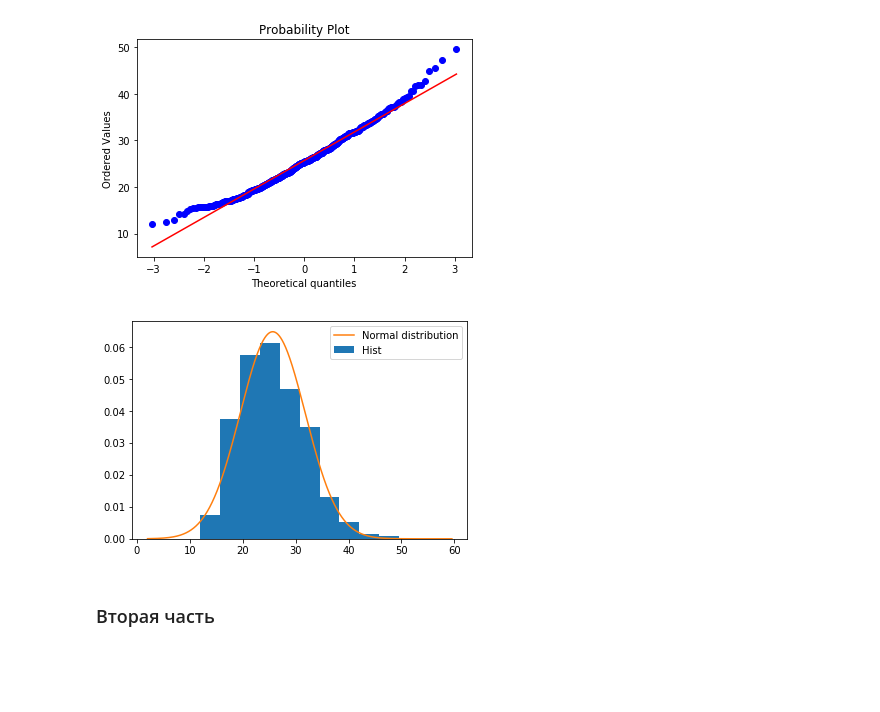
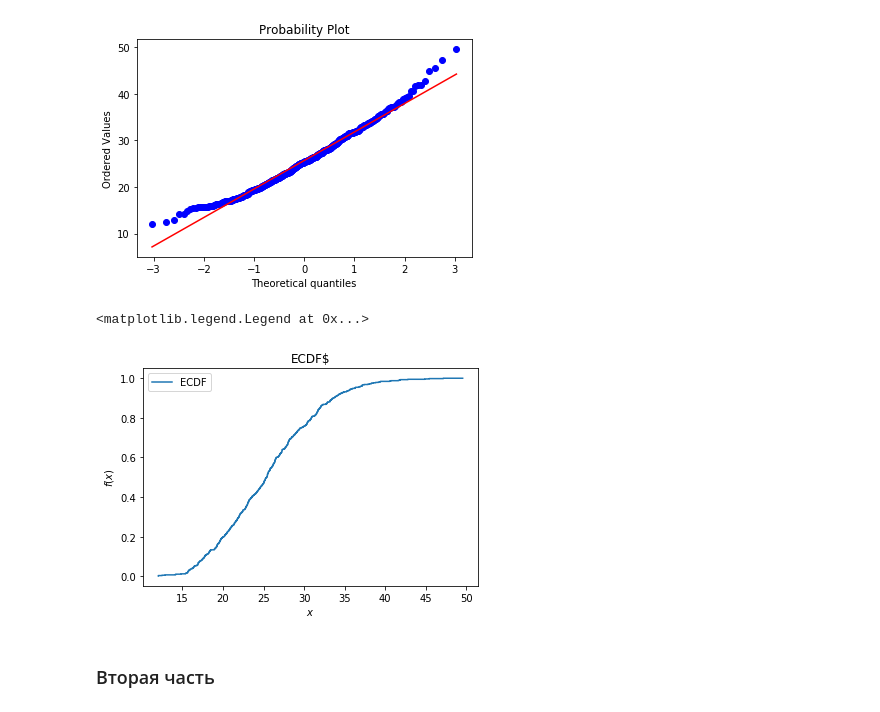
Before and after one commit to alexpon92/ntlg_test, a Jupyter notebook: Python/hw_11/hw_case_study.ipynb, the cells around one changed output. Saved outputs shown, nothing was run; the diff lists cells and outputs as text; code cells hidden in the pictures; blank space fills up the shorter version.

```diff
--- a/Python/hw_11/hw_case_study.ipynb
+++ b/Python/hw_11/hw_case_study.ipynb
@@ -147,16 +161,19 @@ stats.probplot(df['worst texture'], dist="norm", plot=pylab)
 pylab.show()
 # %% [output]
 [figure]
-# %%
-x = np.linspace(df['worst texture'].min() - 10, df['worst texture'].max() + 10, 10000)
-vals = stats.norm(df['worst texture'].mean(), df['worst texture'].var() ** 0.5).pdf(x)
-
-plt.hist(df['worst texture'], label="Hist", density=True)
-plt.plot(x, vals, label="Normal distribution")
-plt.legend(loc='best')
-plt.show()
-# %% [output]
-[figure, removed]
+# %%
+# эмпирическая ф-я распр.
+from statsmodels.distributions.empirical_distribution import ECDF
+ecdf = ECDF(df['worst texture'])
+plt.step(ecdf.x, ecdf.y, label='ECDF')
+
+plt.title(f"ECDF$")
+plt.ylabel('$f(x)$')
+plt.xlabel('$x$')
+plt.legend(loc='upper left')
+# %% [output]
+<matplotlib.legend.Legend at 0x...>
+[figure, added]
 # %% [markdown]
 ### Вторая часть
 # %% [markdown]
```
Also changed, not shown: parts of 3 cells of this notebook.
